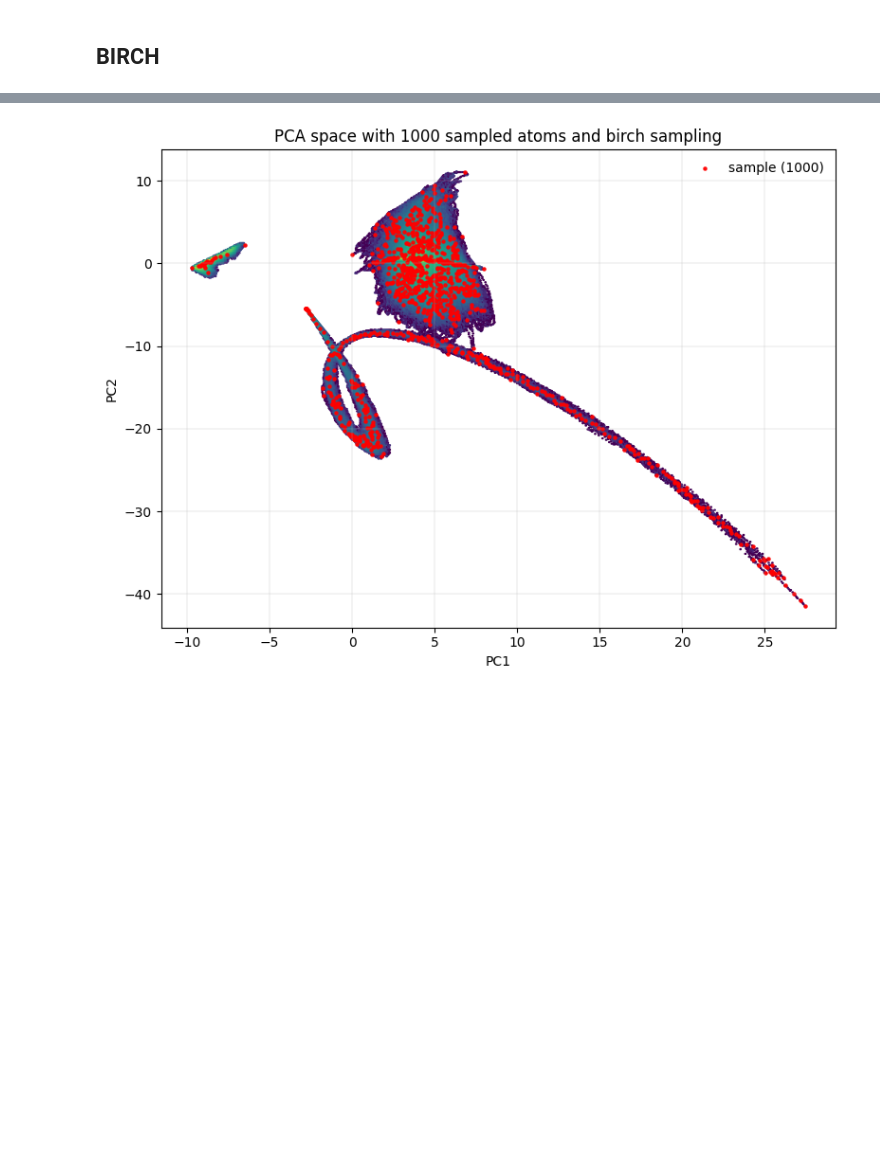
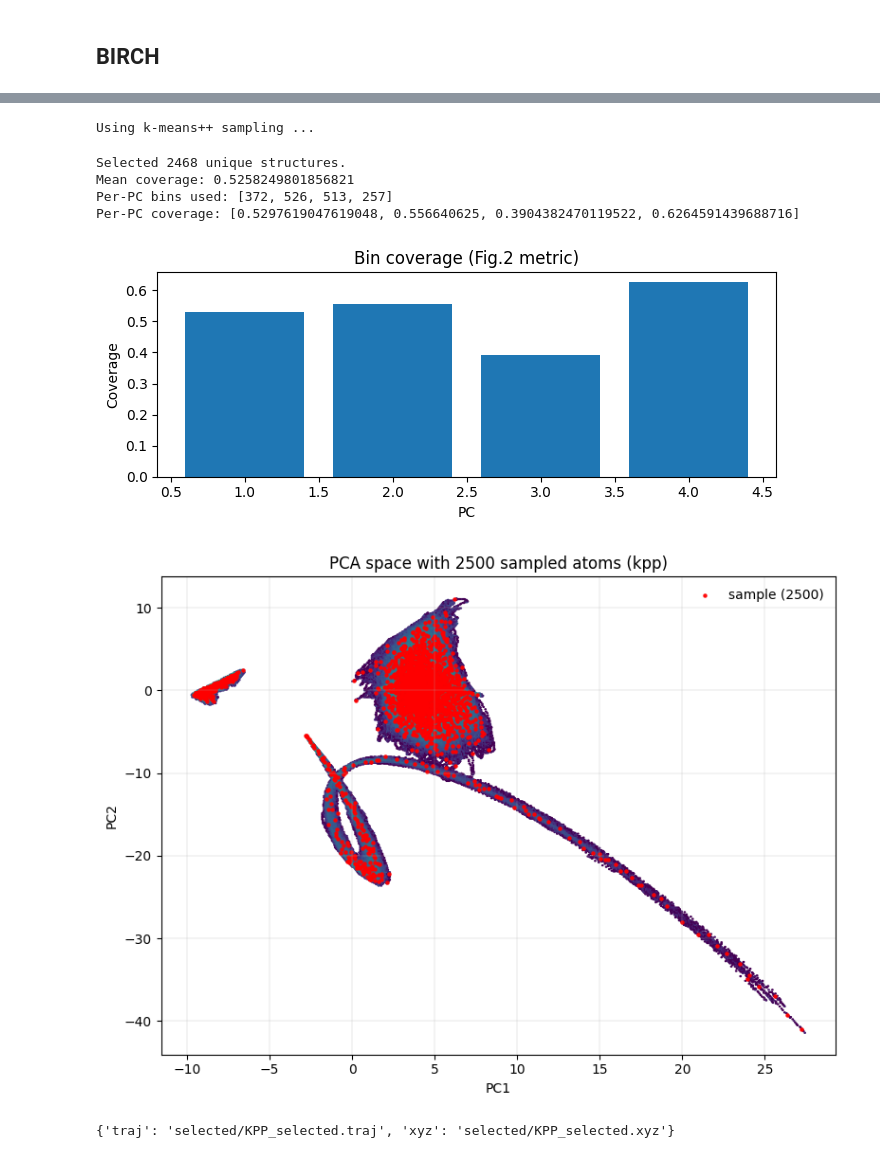
Before and after one commit to SamDFr/data_sampling, a Jupyter notebook: sampler.ipynb, the cells around one changed output, grey strips where cells are left out. Drawn from its saved outputs; the diff is of its cells as text; code cells hidden in the pictures; blank space fills up the shorter version.

```diff
--- a/sampler.ipynb
+++ b/sampler.ipynb
@@ -293,29 +217,38 @@ Mean bin coverage: 0.01932
-# %%
-# Guard: only plot if this is a PCA embedding (file name contains "pca")
-is_pca = ("pca" in os.path.basename(npy_file).lower()) and (X.shape[1] >= 2)
-if not is_pca:
-    raise RuntimeError("Plotting requires a 2D+ PCA embedding. Load a PCA .npy first.")
-
-# idx_atoms must come from your sampler, e.g.:
-# method = "fps"; idx_atoms = sample(X, method=method, k=1000, progress=True)
-
-fig, ax = plt.subplots(figsize=(8,6))
-
-N = X.shape[0]
-if N > 2_000_000:
-    # faster background for huge N
-    hb = ax.hexbin(X[:,0], X[:,1], gridsize=500, bins='log')
-else:
-    ax.scatter(X[:,0], X[:,1], s=1, alpha=0.05)
-
-# overlay sampled points
-ax.scatter(X[idx,0], X[idx,1], s=5, alpha=0.9, c='r', marker='o', label=f"sample ({len(idx)})")
-
-ax.set_xlabel("PC1")
-ax.set_ylabel("PC2")
-ax.set_title(f"PCA space with {len(idx)} sampled atoms and {method} sampling")
-ax.grid(True, linewidth=0.2)
-ax.legend(frameon=False, loc="best")
-plt.tight_layout()
-# %% [output]
-[figure, removed]
+# %%
+# pick a sampler
+#  "grid", "kpp", "kmedoids", "density_fps", "hdbscan"
+method="kpp"
+idx = sample(X, method="kpp", k=2500, progress=True)
+
+# lift to structures
+chosen_structs = atoms_to_structures(idx, meta, filemap, choose="all") #choose="top", top_k=200)
+#print(chosen_structs.head())
+
+# save
+np.save(os.path.join(path_to_results, f"sampled_atom_indices_{method}.npy"), idx)
+chosen_structs.to_csv(os.path.join(path_to_results, f"sampled_structures_{method}.csv"), index=False)
+
+per_pc, mean_cov, bins_used = pc_coverage_bins_auto(
+    X, idx, mode="width", target_width=0.1, min_bins=20, max_bins=10000
+)
+print("Mean coverage:", mean_cov)
+print("Per-PC bins used:", bins_used[:8])
+print("Per-PC coverage:", per_pc)
+
+plot_sampling_pca(X, idx, method="kpp", per_pc=per_pc, npy_file=npy_file)
+
+# One method
+save_files_kpp = True
+if save_files_kpp:
+    paths = export_selected_structures(chosen_structs, method_name="KPP", outdir=path_to_results, extra_formats=("xyz"))
+    #paths =export_selected_structures(chosen_structs, method_name="FPS", write_traj=False, extra_formats=("xyz",))
+    print(paths)
+# %% [output]
+Using k-means++ sampling ...
+Selected 2468 unique structures.
+Mean coverage: 0.5258249801856821
+Per-PC bins used: [372, 526, 513, 257]
+Per-PC coverage: [0.5297619047619048, 0.556640625, 0.3904382470119522, 0.6264591439688716]
+[figure, added]
+[figure, added]
+{'traj': 'selected/KPP_selected.traj', 'xyz': 'selected/KPP_selected.xyz'}
```
Also changed, not shown: parts of 11 cells of this notebook, 16 other files.
